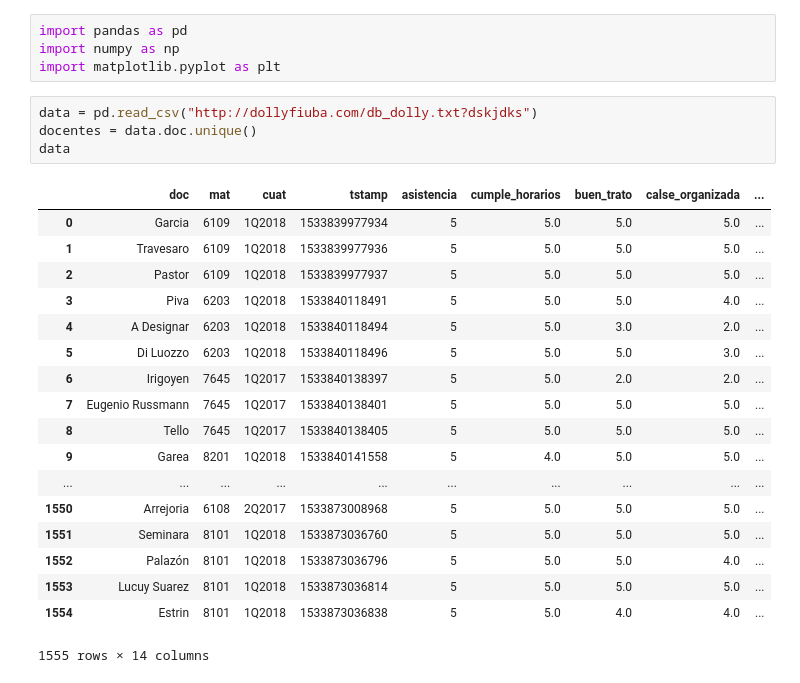
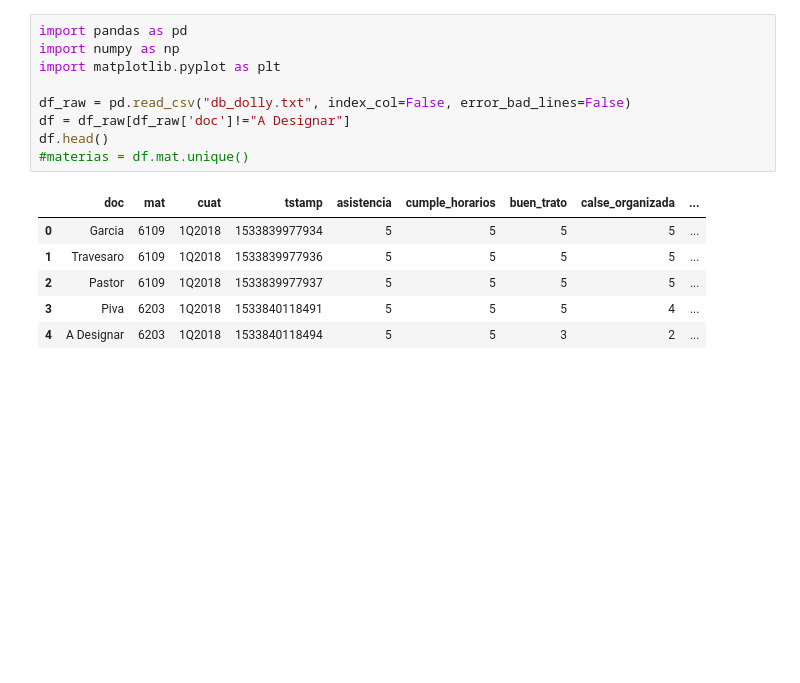
Before and after one commit to lugfi/dolly, a Jupyter notebook: Analisis.ipynb, the cells around one changed output. Saved outputs shown, nothing was run; the diff lists cells and outputs as text; blank space fills up the shorter version.

Commit message:
Análisis sencillo del puntaje docente

```diff
--- a/Analisis.ipynb
+++ b/Analisis.ipynb
@@ -1,27 +1,16 @@
 # %%
 import pandas as pd
 import numpy as np
 import matplotlib.pyplot as plt
+
+df_raw = pd.read_csv("db_dolly.txt", index_col=False, error_bad_lines=False)
+df = df_raw[df_raw['doc']!="A Designar"]
+df.head()
+#materias = df.mat.unique()
+# %% [output]
+|  | doc | mat | cuat | tstamp | asistencia | cumple_horarios | buen_trato | calse_organizada | ... |
+| 0 | Garcia | 6109 | 1Q2018 | 1533839977934 | 5 | 5 | 5 | 5 | ... |
+| 1 | Travesaro | 6109 | 1Q2018 | 1533839977936 | 5 | 5 | 5 | 5 | ... |
+| 2 | Pastor | 6109 | 1Q2018 | 1533839977937 | 5 | 5 | 5 | 5 | ... |
+| 3 | Piva | 6203 | 1Q2018 | 1533840118491 | 5 | 5 | 5 | 4 | ... |
+| 4 | A Designar | 6203 | 1Q2018 | 1533840118494 | 5 | 5 | 3 | 2 | ... |
-# %%
-data = pd.read_csv("http://dollyfiuba.com/db_dolly.txt?dskjdks")
-docentes = data.doc.unique()
-data
-# %% [output]
-|  | doc | mat | cuat | tstamp | asistencia | cumple_horarios | buen_trato | calse_organizada | ... |
-| 0 | Garcia | 6109 | 1Q2018 | 1533839977934 | 5 | 5.0 | 5.0 | 5.0 | ... |
-| 1 | Travesaro | 6109 | 1Q2018 | 1533839977936 | 5 | 5.0 | 5.0 | 5.0 | ... |
-| 2 | Pastor | 6109 | 1Q2018 | 1533839977937 | 5 | 5.0 | 5.0 | 5.0 | ... |
-| 3 | Piva | 6203 | 1Q2018 | 1533840118491 | 5 | 5.0 | 5.0 | 4.0 | ... |
-| 4 | A Designar | 6203 | 1Q2018 | 1533840118494 | 5 | 5.0 | 3.0 | 2.0 | ... |
-| 5 | Di Luozzo | 6203 | 1Q2018 | 1533840118496 | 5 | 5.0 | 5.0 | 3.0 | ... |
-| 6 | Irigoyen | 7645 | 1Q2017 | 1533840138397 | 5 | 5.0 | 2.0 | 2.0 | ... |
-| 7 | Eugenio Russmann | 7645 | 1Q2017 | 1533840138401 | 5 | 5.0 | 5.0 | 5.0 | ... |
-| 8 | Tello | 7645 | 1Q2017 | 1533840138405 | 5 | 5.0 | 5.0 | 5.0 | ... |
-| 9 | Garea | 8201 | 1Q2018 | 1533840141558 | 5 | 4.0 | 5.0 | 5.0 | ... |
-| ... | ... | ... | ... | ... | ... | ... | ... | ... | ... |
-| 1550 | Arrejoria | 6108 | 2Q2017 | 1533873008968 | 5 | 5.0 | 5.0 | 5.0 | ... |
-| 1551 | Seminara | 8101 | 1Q2018 | 1533873036760 | 5 | 5.0 | 5.0 | 5.0 | ... |
-| 1552 | Palazón | 8101 | 1Q2018 | 1533873036796 | 5 | 5.0 | 5.0 | 4.0 | ... |
-| 1553 | Lucuy Suarez | 8101 | 1Q2018 | 1533873036814 | 5 | 5.0 | 5.0 | 5.0 | ... |
-| 1554 | Estrin | 8101 | 1Q2018 | 1533873036838 | 5 | 5.0 | 4.0 | 4.0 | ... |
-1555 rows × 14 columns
```
Also changed, not shown: parts of 11 cells of this notebook, 1 other file.
